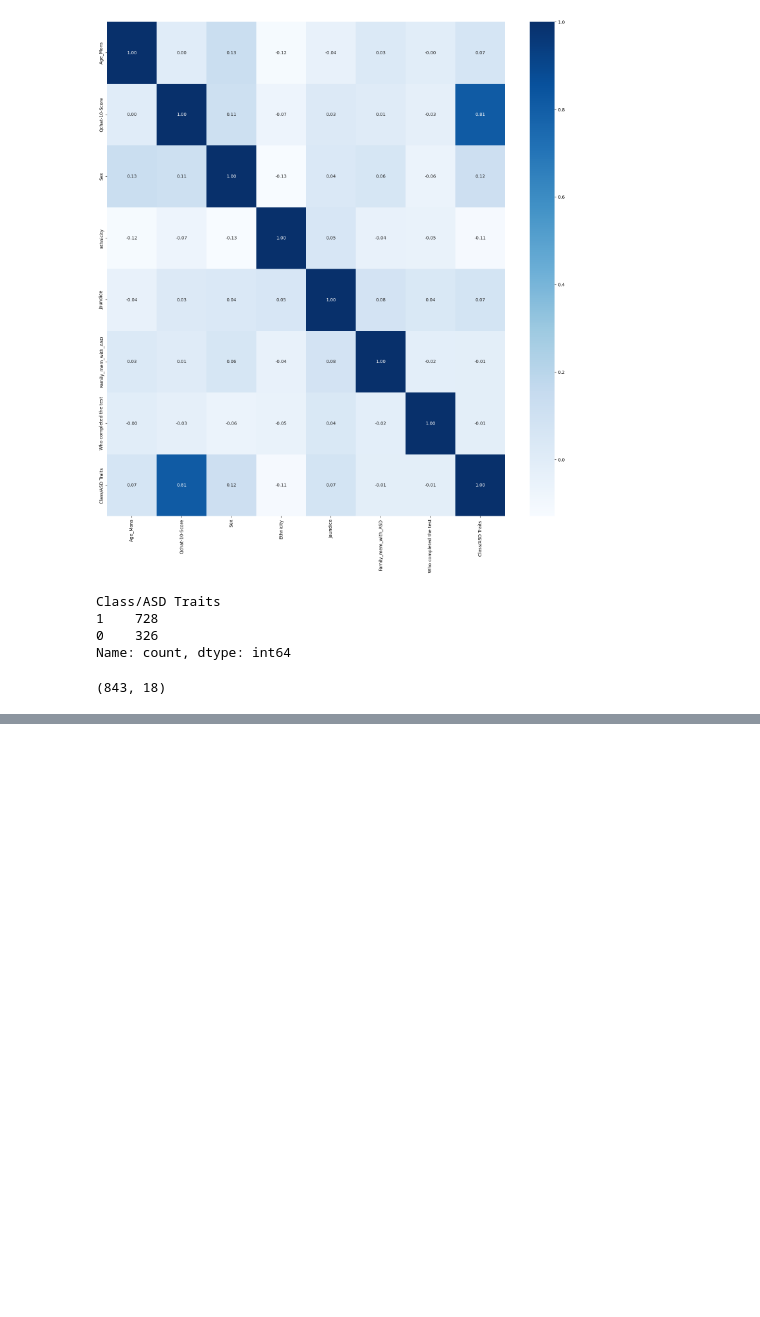
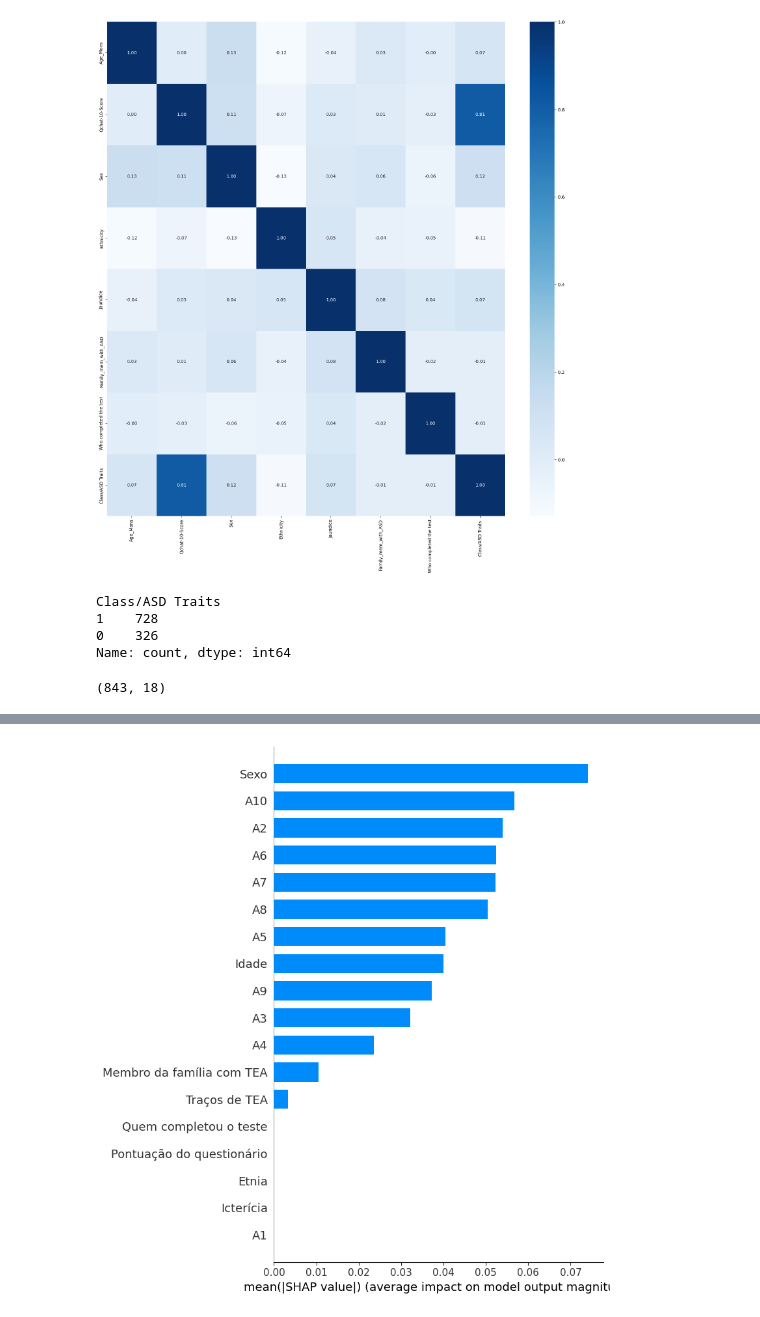
Before and after one commit to ClassNeuralNetwork/classification-autism-suport, a Jupyter notebook: autism-suport.ipynb, the cells around one changed output, grey strips where cells are left out. Drawn from its saved outputs; the diff is of its cells as text; code cells hidden in the pictures; blank space fills up the shorter version.

```diff
--- a/autism-suport.ipynb
+++ b/autism-suport.ipynb
@@ -587,0 +683,4 @@ dtype: int64
+# %%
+shap.summary_plot(shap_values, data_test_standardized, feature_names=['A1', 'A2', 'A3', 'A4', 'A5', 'A6', 'A7', 'A8', 'A9', 'A10','Idade', 'Pontuação do questionário', 'Sexo', 'Etnia', 'Icterícia', 'Membro da família com TEA', 'Quem completou o teste', 'Traços de TEA'], plot_type="bar")
+# %% [output]
+[figure, added]
```
Also changed, not shown: parts of 23 cells of this notebook.
